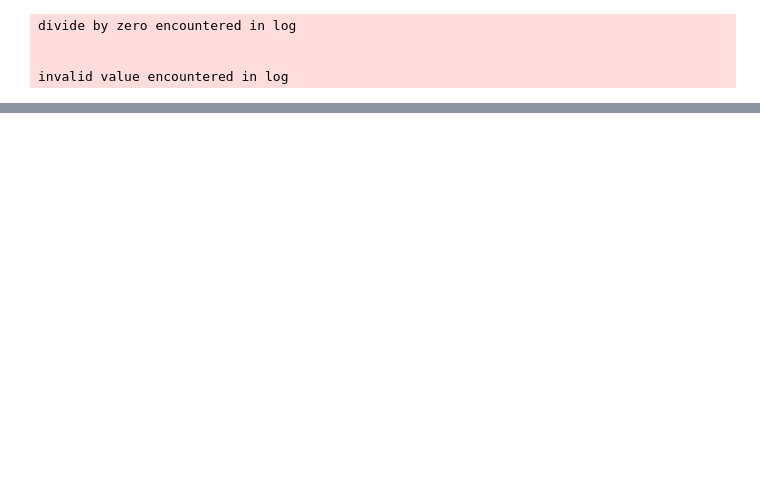
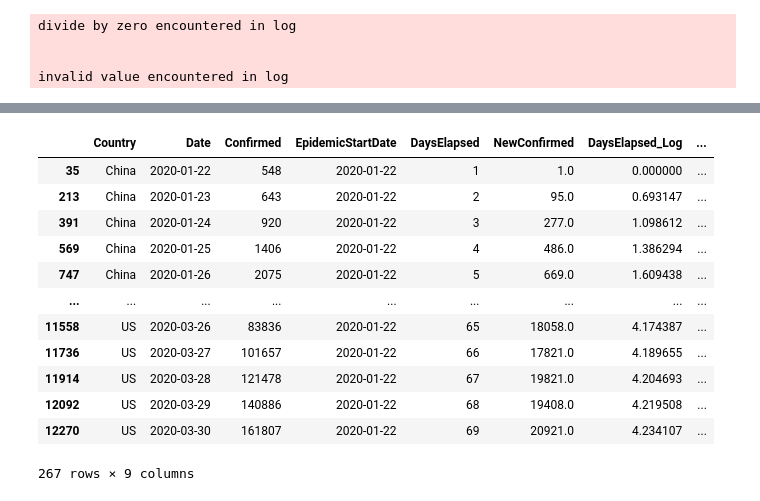
Before and after one commit to ishaandey/covid-19, a Jupyter notebook: covid_viz.ipynb, the cells around one changed output, grey strips where cells are left out. Drawn from its saved outputs; the diff is of its cells as text; code cells hidden in the pictures; blank space fills up the shorter version.

```diff
--- a/covid_viz.ipynb
+++ b/covid_viz.ipynb
@@ -76,3 +134,19 @@ px.scatter(data_frame=df_country[df_country.Country.isin(['US'])],
+# %%
+df_country[df_country.Country.isin(['US','Korea, South', 'China', 'Italy'])].loc[df_country.DaysElapsed > 0].fillna(1).sort_values(by=['Country','DaysElapsed'])
+# %% [output]
+|  | Country | Date | Confirmed | EpidemicStartDate | DaysElapsed | NewConfirmed | DaysElapsed_Log | ... |
+| 35 | China | 2020-01-22 | 548 | 2020-01-22 | 1 | 1.0 | 0.000000 | ... |
+| 213 | China | 2020-01-23 | 643 | 2020-01-22 | 2 | 95.0 | 0.693147 | ... |
+| 391 | China | 2020-01-24 | 920 | 2020-01-22 | 3 | 277.0 | 1.098612 | ... |
+| 569 | China | 2020-01-25 | 1406 | 2020-01-22 | 4 | 486.0 | 1.386294 | ... |
+| 747 | China | 2020-01-26 | 2075 | 2020-01-22 | 5 | 669.0 | 1.609438 | ... |
+| ... | ... | ... | ... | ... | ... | ... | ... | ... |
+| 11558 | US | 2020-03-26 | 83836 | 2020-01-22 | 65 | 18058.0 | 4.174387 | ... |
+| 11736 | US | 2020-03-27 | 101657 | 2020-01-22 | 66 | 17821.0 | 4.189655 | ... |
+| 11914 | US | 2020-03-28 | 121478 | 2020-01-22 | 67 | 19821.0 | 4.204693 | ... |
+| 12092 | US | 2020-03-29 | 140886 | 2020-01-22 | 68 | 19408.0 | 4.219508 | ... |
+| 12270 | US | 2020-03-30 | 161807 | 2020-01-22 | 69 | 20921.0 | 4.234107 | ... |
+267 rows × 9 columns
 # %%
 px.scatter(data_frame=df_country[df_country.Country.isin(['US', 'Korea, South', 'Italy'])],
            x='Confirmed', y='NewConfirmed', color='Country', symbol='Country',
```
Also changed, not shown: parts of 11 cells of this notebook, 2 other files.
